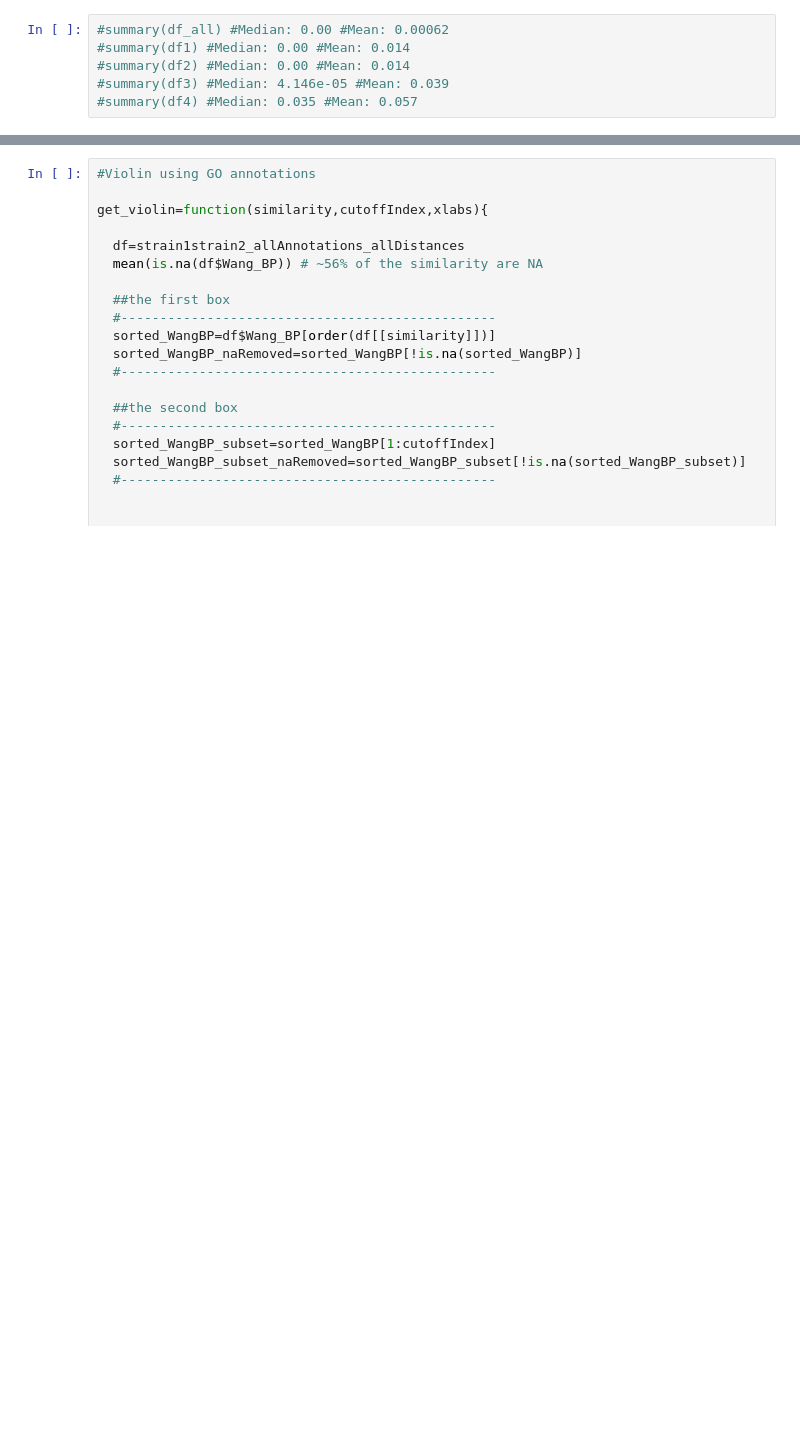
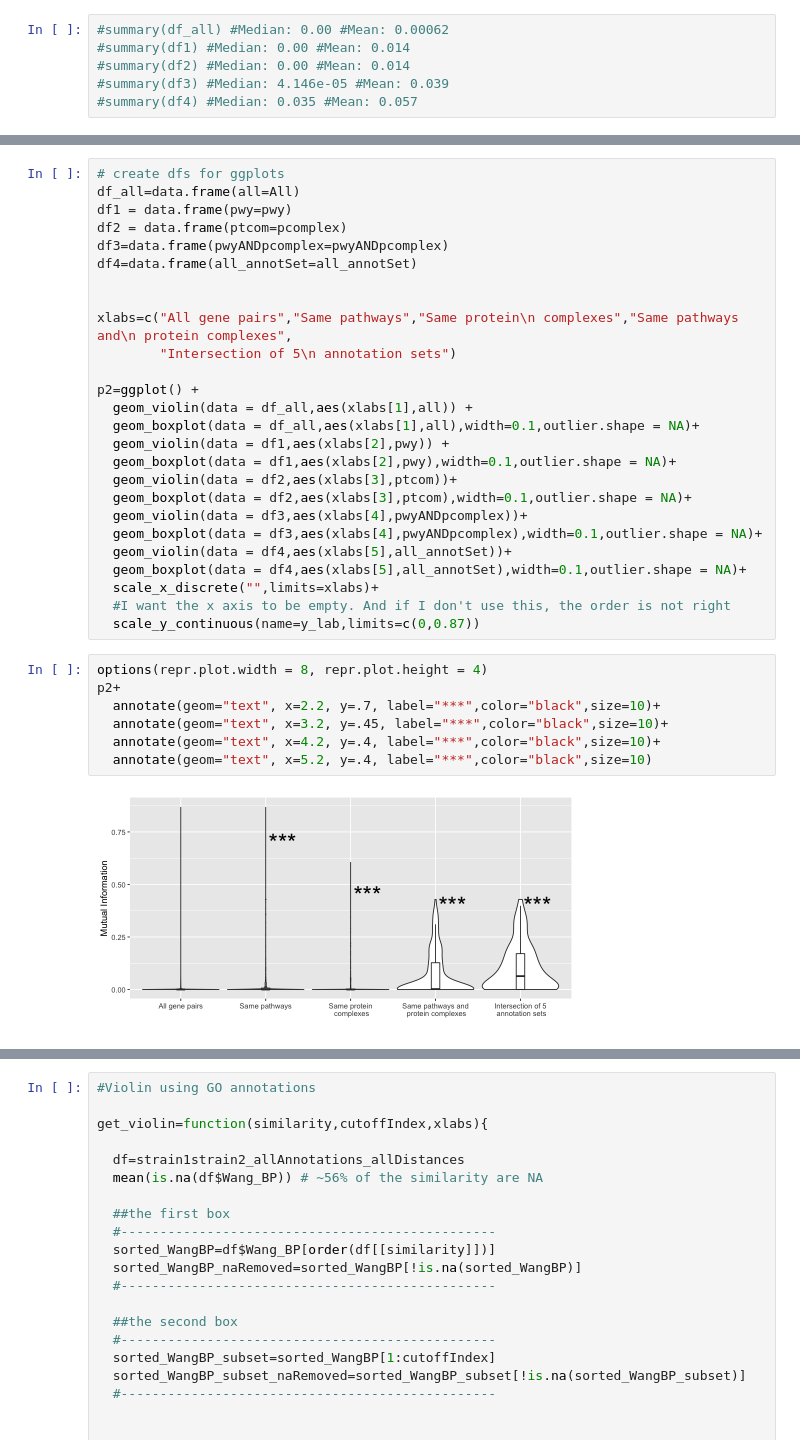
Before and after one commit to peterwu19881230/Systematic-analyses-ecoli-phenotypes, a Jupyter notebook: Nichols_data_mining_code/figs.ipynb, the cells around one changed output, grey strips where cells are left out. Drawn from its saved outputs; the diff is of its cells as text; blank space fills up the shorter version.

```diff
--- a/Nichols_data_mining_code/figs.ipynb
+++ b/Nichols_data_mining_code/figs.ipynb
@@ -246,0 +271,35 @@ barplot(c(0.00062,0.014,0.014,0.039,0.057),ylab="Mean")
+# %%
+# create dfs for ggplots
+df_all=data.frame(all=All)
+df1 = data.frame(pwy=pwy)
+df2 = data.frame(ptcom=pcomplex)
+df3=data.frame(pwyANDpcomplex=pwyANDpcomplex)
+df4=data.frame(all_annotSet=all_annotSet)
+
+
+xlabs=c("All gene pairs","Same pathways","Same protein\n complexes","Same pathways and\n protein complexes",
+        "Intersection of 5\n annotation sets")
+
+p2=ggplot() +
+  geom_violin(data = df_all,aes(xlabs[1],all)) +
+  geom_boxplot(data = df_all,aes(xlabs[1],all),width=0.1,outlier.shape = NA)+
+  geom_violin(data = df1,aes(xlabs[2],pwy)) +
+  geom_boxplot(data = df1,aes(xlabs[2],pwy),width=0.1,outlier.shape = NA)+
+  geom_violin(data = df2,aes(xlabs[3],ptcom))+
+  geom_boxplot(data = df2,aes(xlabs[3],ptcom),width=0.1,outlier.shape = NA)+
+  geom_violin(data = df3,aes(xlabs[4],pwyANDpcomplex))+
+  geom_boxplot(data = df3,aes(xlabs[4],pwyANDpcomplex),width=0.1,outlier.shape = NA)+
+  geom_violin(data = df4,aes(xlabs[5],all_annotSet))+
+  geom_boxplot(data = df4,aes(xlabs[5],all_annotSet),width=0.1,outlier.shape = NA)+
+  scale_x_discrete("",limits=xlabs)+
+  #I want the x axis to be empty. And if I don't use this, the order is not right
+  scale_y_continuous(name=y_lab,limits=c(0,0.87))
+# %%
+options(repr.plot.width = 8, repr.plot.height = 4)
+p2+
+  annotate(geom="text", x=2.2, y=.7, label="***",color="black",size=10)+
+  annotate(geom="text", x=3.2, y=.45, label="***",color="black",size=10)+
+  annotate(geom="text", x=4.2, y=.4, label="***",color="black",size=10)+
+  annotate(geom="text", x=5.2, y=.4, label="***",color="black",size=10)
+# %% [output]
+[figure, added]
```
Also changed, not shown: parts of 14 cells of this notebook, 27 other files.
